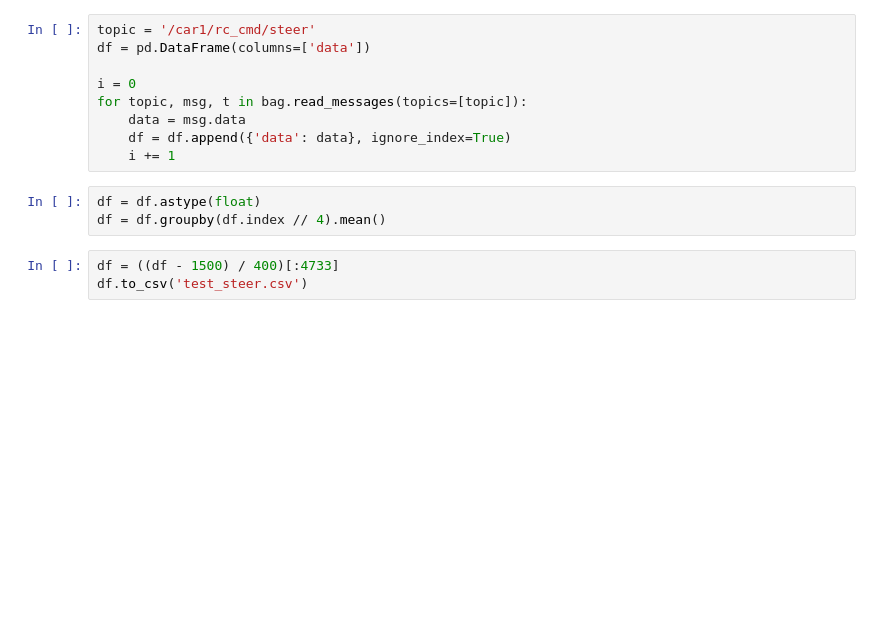
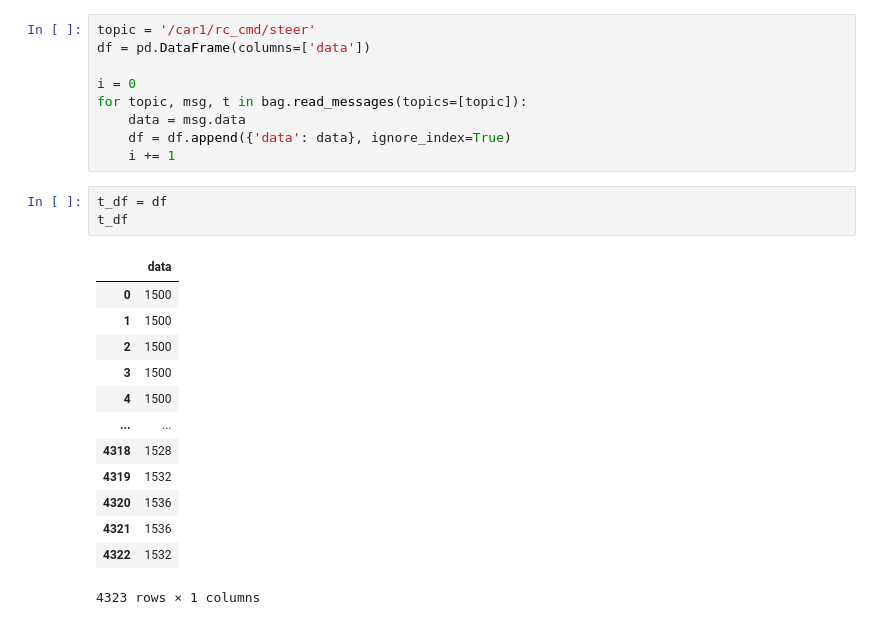
Before and after one commit to skull8888888/f1t, a Jupyter notebook: notebooks/parser.ipynb, the cells around one changed output. Saved outputs shown, nothing was run; the diff lists cells and outputs as text; blank space fills up the shorter version.

```diff
--- a/notebooks/parser.ipynb
+++ b/notebooks/parser.ipynb
@@ -14,9 +16,20 @@ for topic, msg, t in bag.read_messages(topics=[topic]):
     data = msg.data
     df = df.append({'data': data}, ignore_index=True)
     i += 1
-# %%
-df = df.astype(float)
-df = df.groupby(df.index // 4).mean()
-# %%
-df = ((df - 1500) / 400)[:4733]
-df.to_csv('test_steer.csv')
+# %%
+t_df = df
+t_df
+# %% [output]
+|  | data |
+| 0 | 1500 |
+| 1 | 1500 |
+| 2 | 1500 |
+| 3 | 1500 |
+| 4 | 1500 |
+| ... | ... |
+| 4318 | 1528 |
+| 4319 | 1532 |
+| 4320 | 1536 |
+| 4321 | 1536 |
+| 4322 | 1532 |
+4323 rows × 1 columns
```
Also changed, not shown: parts of 6 cells of this notebook, 11 other files.
